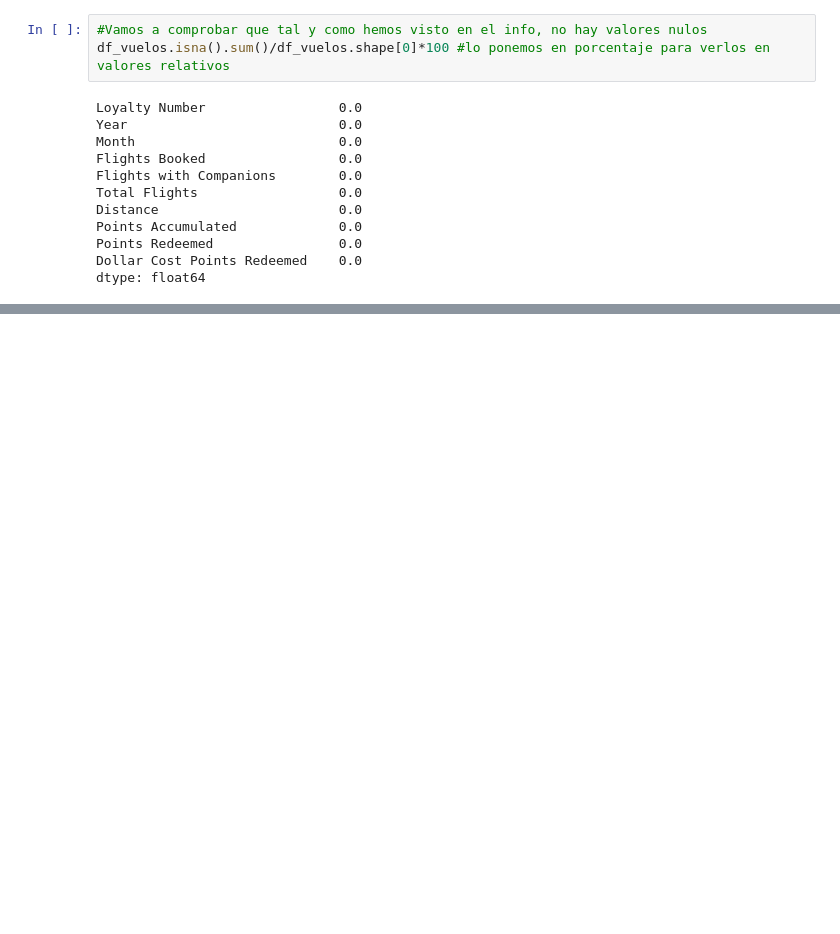
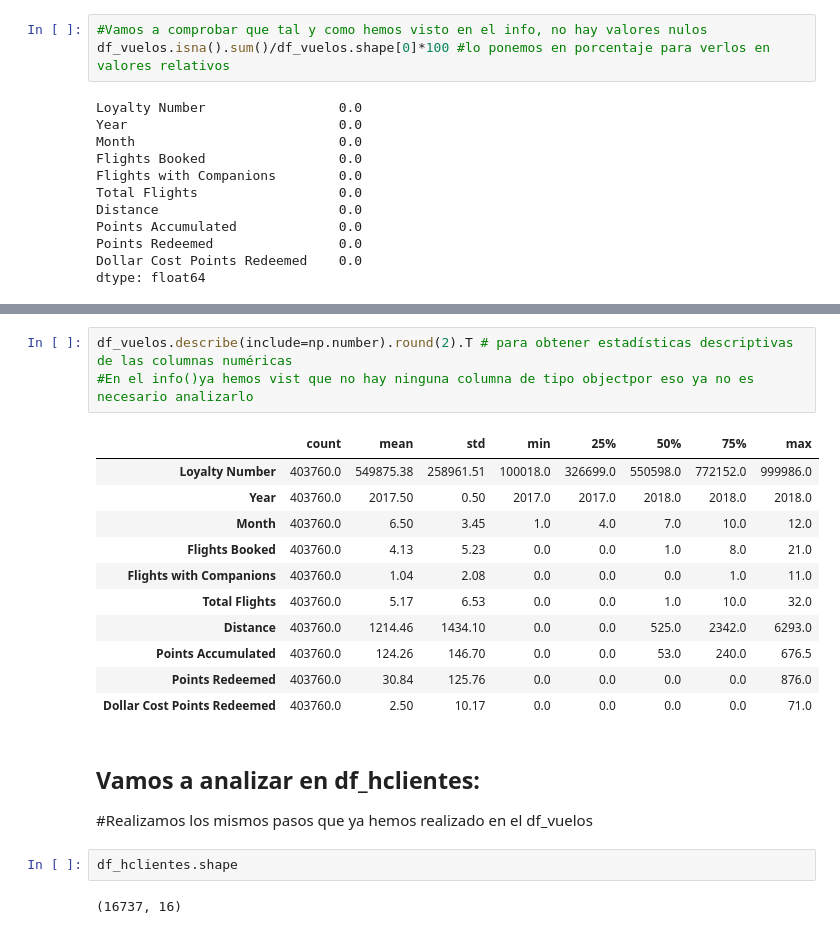
Before and after one commit to Adalab/bda-modulo-3-evaluacion-final-jesgonza2026, a Jupyter notebook: fase_1_evaluacion_final_jesica.ipynb, the cells around one changed output, grey strips where cells are left out. Saved outputs shown, nothing was run; the diff lists cells and outputs as text; blank space fills up the shorter version.

```diff
--- a/fase_1_evaluacion_final_jesica.ipynb
+++ b/fase_1_evaluacion_final_jesica.ipynb
@@ -99,0 +122,23 @@ np.int64(387023)
+# %%
+df_vuelos.describe(include=np.number).round(2).T # para obtener estadísticas descriptivas de las columnas numéricas
+#En el info()ya hemos vist que no hay ninguna columna de tipo objectpor eso ya no es necesario analizarlo
+# %% [output]
+|  | count | mean | std | min | 25% | 50% | 75% | max |
+| Loyalty Number | 403760.0 | 549875.38 | 258961.51 | 100018.0 | 326699.0 | 550598.0 | 772152.0 | 999986.0 |
+| Year | 403760.0 | 2017.50 | 0.50 | 2017.0 | 2017.0 | 2018.0 | 2018.0 | 2018.0 |
+| Month | 403760.0 | 6.50 | 3.45 | 1.0 | 4.0 | 7.0 | 10.0 | 12.0 |
+| Flights Booked | 403760.0 | 4.13 | 5.23 | 0.0 | 0.0 | 1.0 | 8.0 | 21.0 |
+| Flights with Companions | 403760.0 | 1.04 | 2.08 | 0.0 | 0.0 | 0.0 | 1.0 | 11.0 |
+| Total Flights | 403760.0 | 5.17 | 6.53 | 0.0 | 0.0 | 1.0 | 10.0 | 32.0 |
+| Distance | 403760.0 | 1214.46 | 1434.10 | 0.0 | 0.0 | 525.0 | 2342.0 | 6293.0 |
+| Points Accumulated | 403760.0 | 124.26 | 146.70 | 0.0 | 0.0 | 53.0 | 240.0 | 676.5 |
+| Points Redeemed | 403760.0 | 30.84 | 125.76 | 0.0 | 0.0 | 0.0 | 0.0 | 876.0 |
+| Dollar Cost Points Redeemed | 403760.0 | 2.50 | 10.17 | 0.0 | 0.0 | 0.0 | 0.0 | 71.0 |
+# %% [markdown]
+## Vamos a analizar en df_hclientes:
+
+#Realizamos los mismos pasos que ya hemos realizado en el df_vuelos
+# %%
+df_hclientes.shape
+# %% [output]
+(16737, 16)
```
Also changed, not shown: parts of 24 cells of this notebook, 1 other file.
